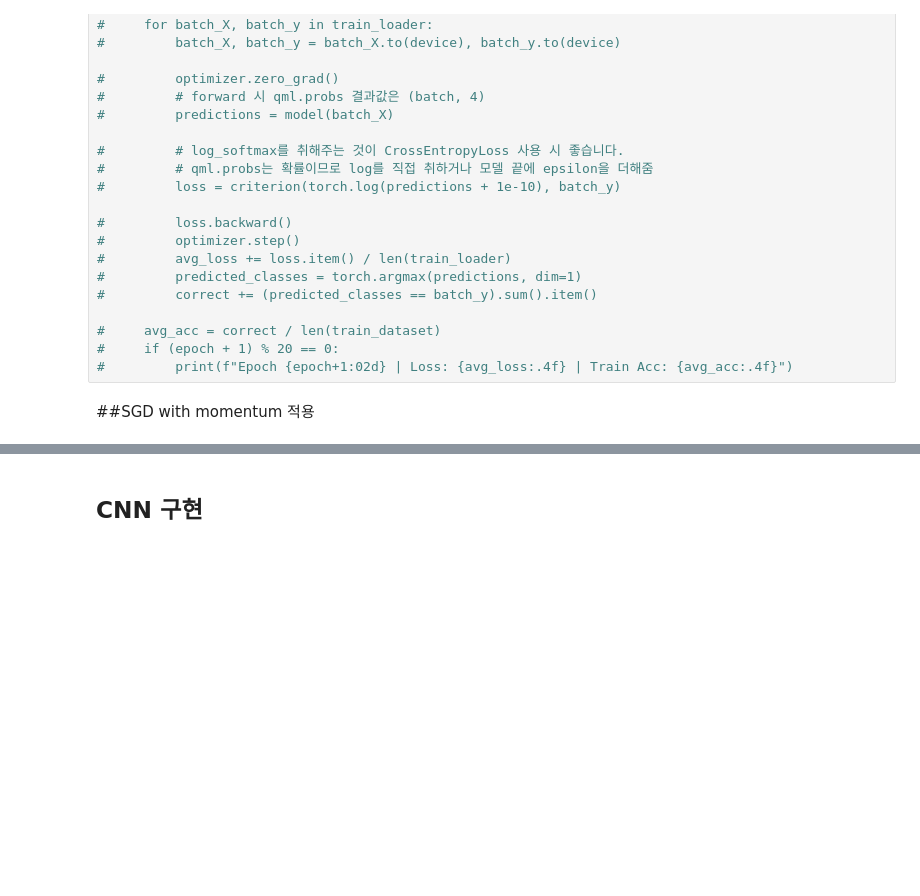
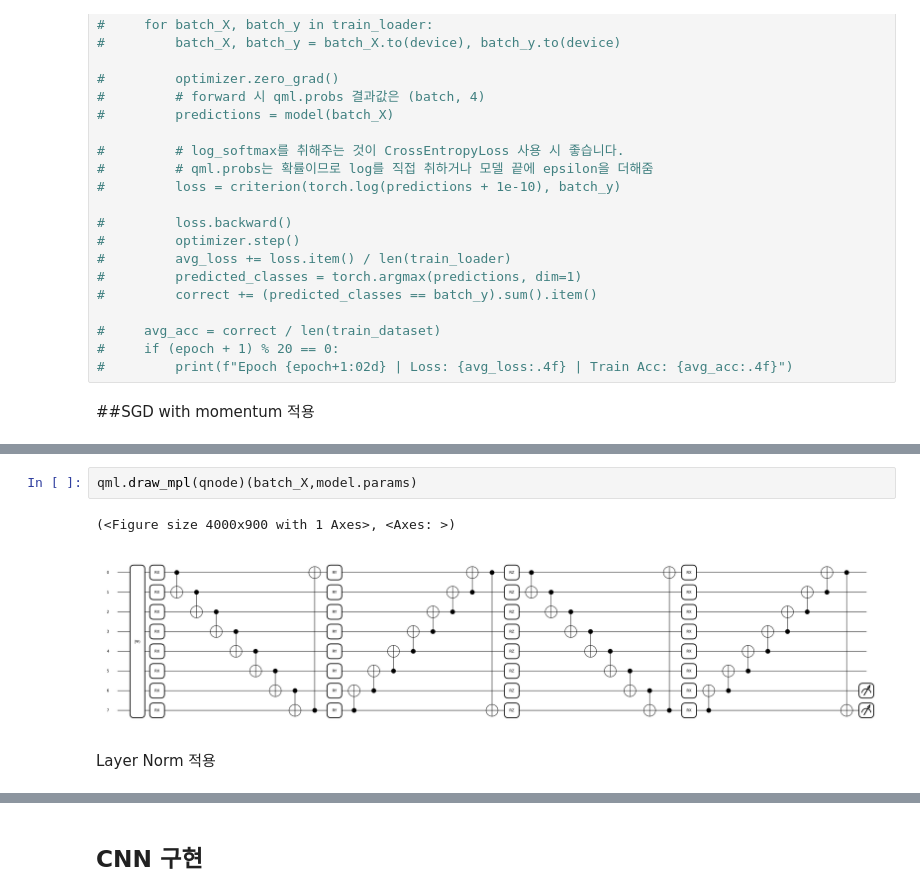
Before and after one commit to guk4979/qml_competition, a Jupyter notebook: 9245/baseline_251215.ipynb, the cells around one changed output, grey strips where cells are left out. Cells and saved outputs as stored; diff of their text form; blank space fills up the shorter version.

```diff
--- a/9245/baseline_251215.ipynb
+++ b/9245/baseline_251215.ipynb
@@ -407,0 +530,7 @@ Epoch 300 | Loss: 0.9912 | Train Acc: 1.0000
+# %%
+qml.draw_mpl(qnode)(batch_X,model.params)
+# %% [output]
+(<Figure size 4000x900 with 1 Axes>, <Axes: >)
+[figure, added]
+# %% [markdown]
+Layer Norm 적용
```
Also changed, not shown: parts of 9 cells of this notebook.
